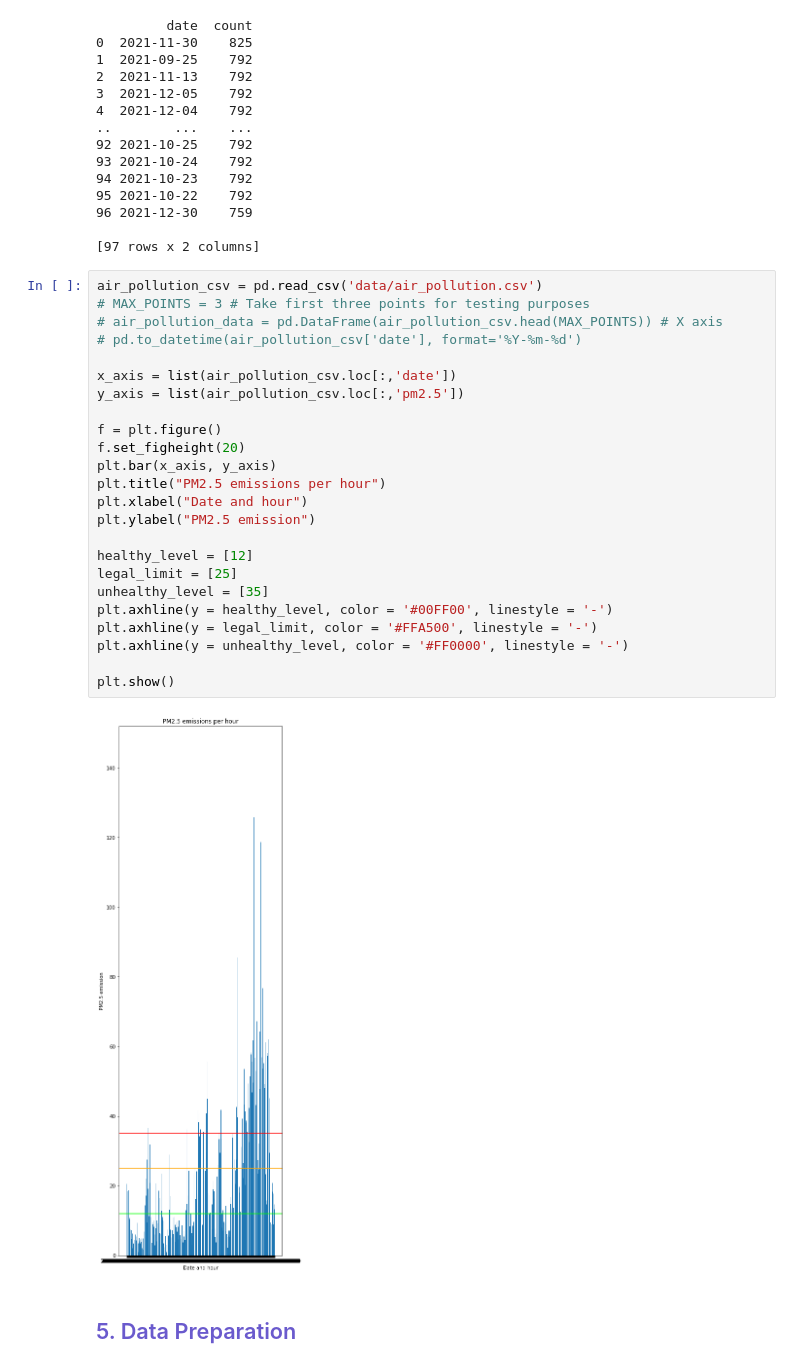
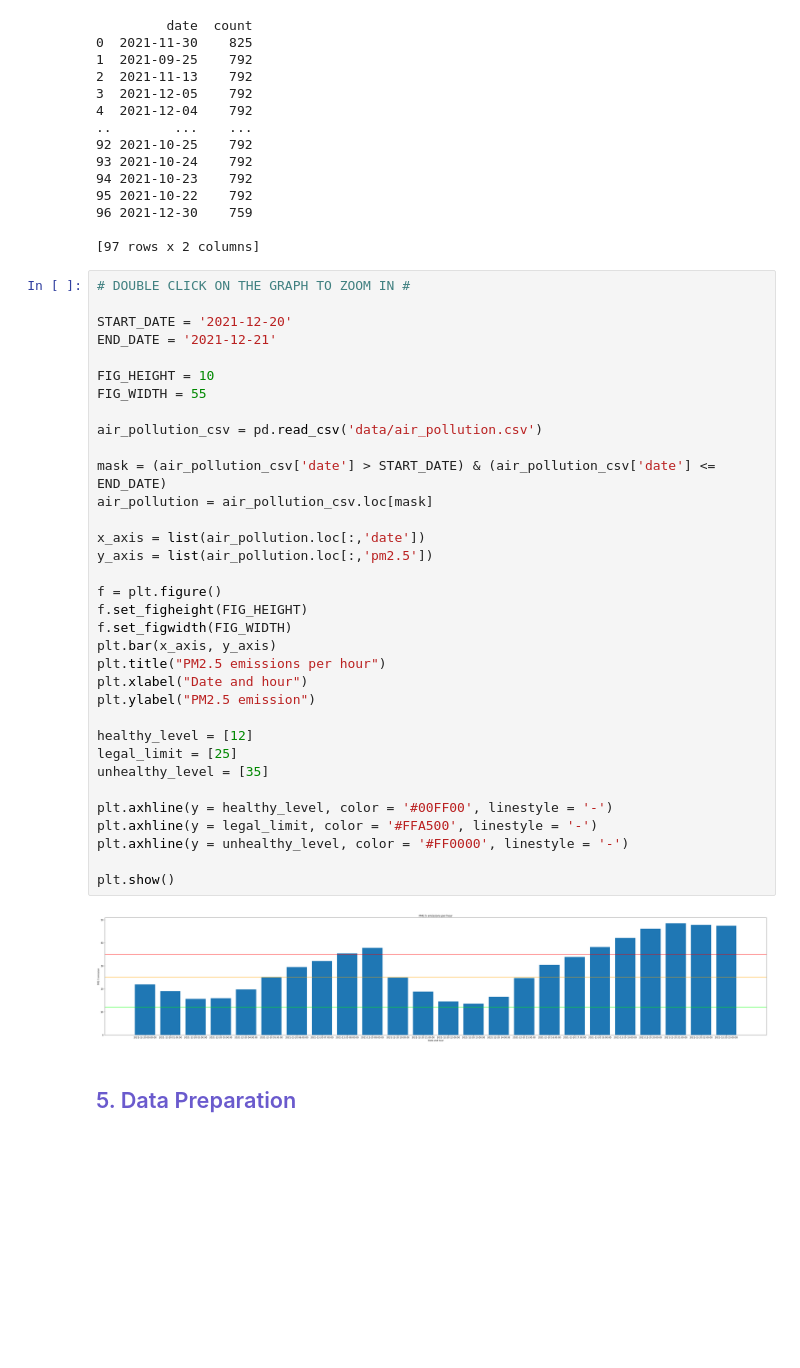
Before and after one commit to rawan-a-d/Air-Quality-Prediction, a Jupyter notebook: air_pollution.ipynb, the cells around one changed output. Saved outputs shown, nothing was run; the diff lists cells and outputs as text; blank space fills up the shorter version.

```diff
--- a/air_pollution.ipynb
+++ b/air_pollution.ipynb
@@ -140,32 +113,42 @@ print(air_pollution_csv)
 96 2021-12-30    759
 
 [97 rows x 2 columns]
-# %%
-air_pollution_csv = pd.read_csv('data/air_pollution.csv')
-# MAX_POINTS = 3 # Take first three points for testing purposes
-# air_pollution_data = pd.DataFrame(air_pollution_csv.head(MAX_POINTS)) # X axis
-# pd.to_datetime(air_pollution_csv['date'], format='%Y-%m-%d')
-
-x_axis = list(air_pollution_csv.loc[:,'date'])
-y_axis = list(air_pollution_csv.loc[:,'pm2.5'])
-
-f = plt.figure()
-f.set_figheight(20)
-plt.bar(x_axis, y_axis)
-plt.title("PM2.5 emissions per hour")
-plt.xlabel("Date and hour")
-plt.ylabel("PM2.5 emission")
-
-healthy_level = [12]
-legal_limit = [25]
-unhealthy_level = [35]
-plt.axhline(y = healthy_level, color = '#00FF00', linestyle = '-')
-plt.axhline(y = legal_limit, color = '#FFA500', linestyle = '-')
-plt.axhline(y = unhealthy_level, color = '#FF0000', linestyle = '-')
-
-plt.show()
-# %% [output]
-[figure, removed]
+# %%
+# DOUBLE CLICK ON THE GRAPH TO ZOOM IN #
+
+START_DATE = '2021-12-20'
+END_DATE = '2021-12-21'
+
+FIG_HEIGHT = 10
+FIG_WIDTH = 55
+
+air_pollution_csv = pd.read_csv('data/air_pollution.csv')
+
+mask = (air_pollution_csv['date'] > START_DATE) & (air_pollution_csv['date'] <= END_DATE)
+air_pollution = air_pollution_csv.loc[mask]
+
+x_axis = list(air_pollution.loc[:,'date'])
+y_axis = list(air_pollution.loc[:,'pm2.5'])
+
+f = plt.figure()
+f.set_figheight(FIG_HEIGHT)
+f.set_figwidth(FIG_WIDTH)
+plt.bar(x_axis, y_axis)
+plt.title("PM2.5 emissions per hour")
+plt.xlabel("Date and hour")
+plt.ylabel("PM2.5 emission")
+
+healthy_level = [12]
+legal_limit = [25]
+unhealthy_level = [35]
+
+plt.axhline(y = healthy_level, color = '#00FF00', linestyle = '-')
+plt.axhline(y = legal_limit, color = '#FFA500', linestyle = '-')
+plt.axhline(y = unhealthy_level, color = '#FF0000', linestyle = '-')
+
+plt.show()
+# %% [output]
+[figure, added]
 # %% [markdown]
 <h2><font color=slateblue> 5. Data Preparation </font></h2>
 # %% [markdown]
```
Also changed, not shown: parts of 1 cell of this notebook.
